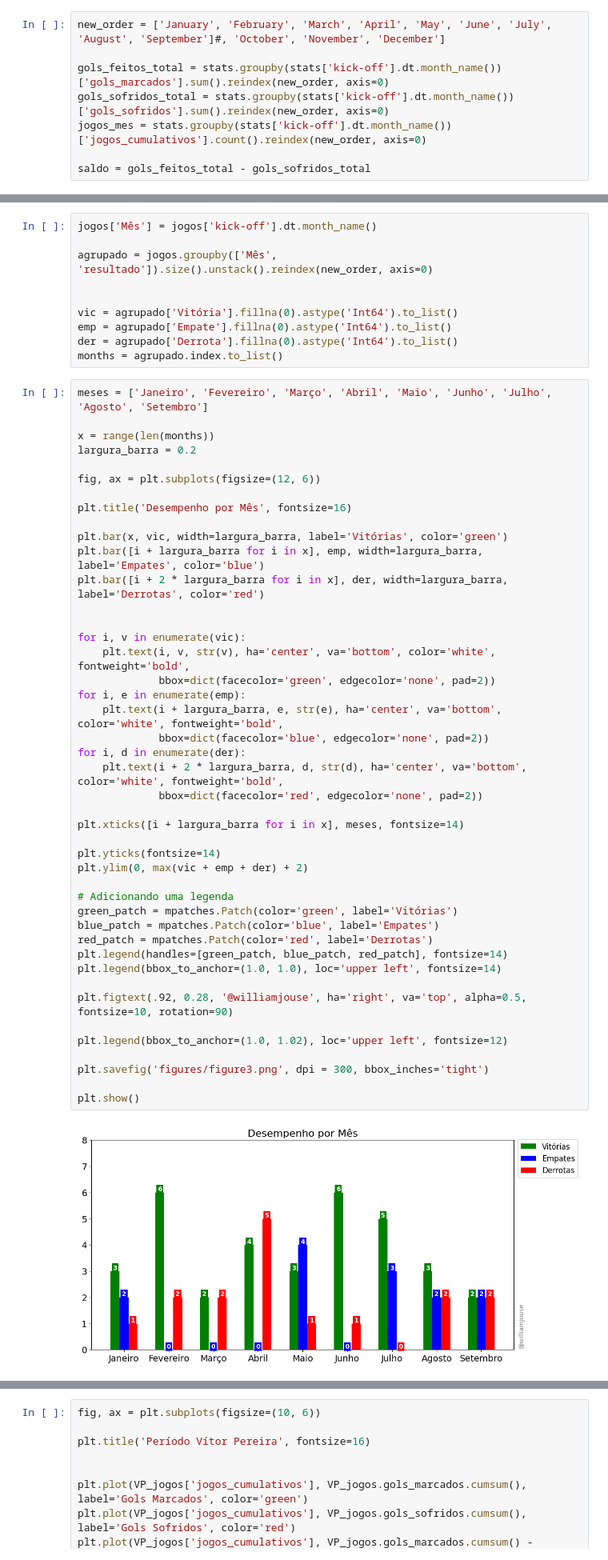
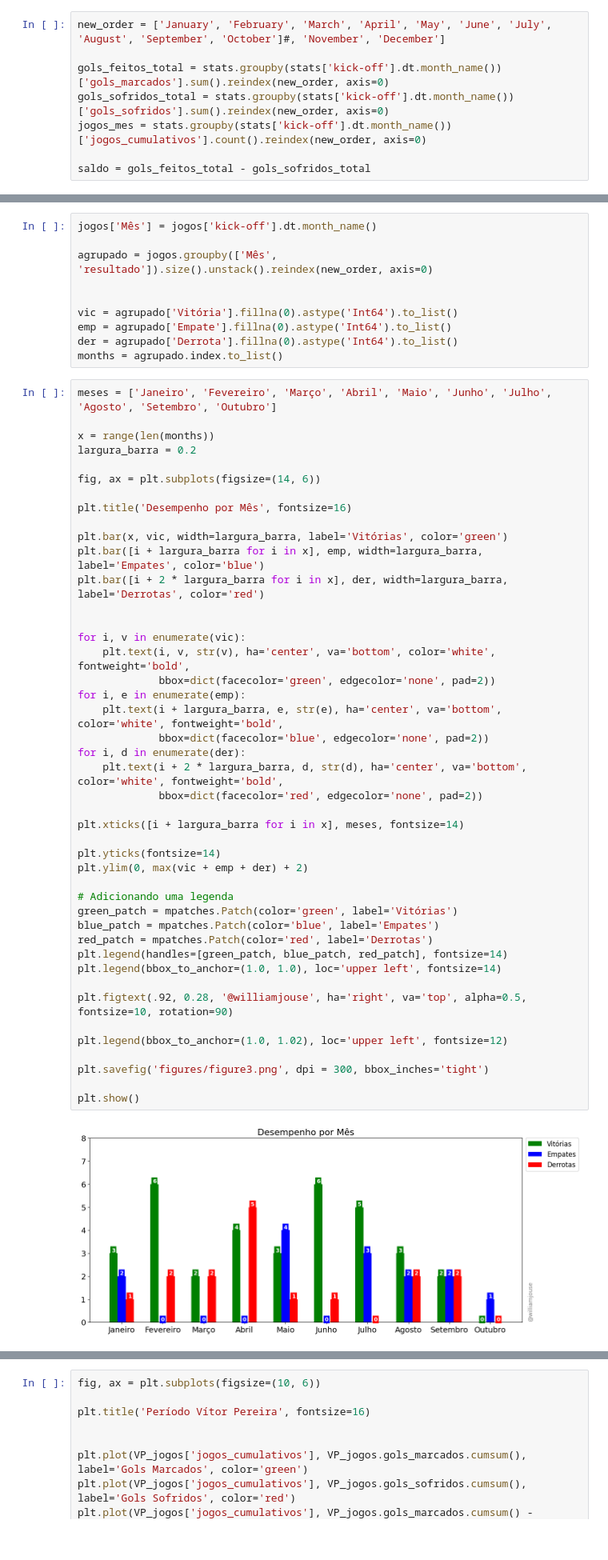
Before and after one commit to williamjouse/jogos-Flamengo-2023, a Jupyter notebook: notebooks/01-New_Analysis.ipynb, the cells around one changed output, grey strips where cells are left out. Shown: that part at 80% size. Cells and saved outputs as stored; diff of their text form; blank space fills up the shorter version.

```diff
--- a/notebooks/01-New_Analysis.ipynb
+++ b/notebooks/01-New_Analysis.ipynb
@@ -257,7 +257,7 @@ print(uni_df.to_markdown(index=False))
 
 **Número de Gols por mês**
 # %%
-new_order = ['January', 'February', 'March', 'April', 'May', 'June', 'July', 'August', 'September']#, 'October', 'November', 'December']
+new_order = ['January', 'February', 'March', 'April', 'May', 'June', 'July', 'August', 'September', 'October']#, 'November', 'December']
 
 gols_feitos_total = stats.groupby(stats['kick-off'].dt.month_name())['gols_marcados'].sum().reindex(new_order, axis=0)
 gols_sofridos_total = stats.groupby(stats['kick-off'].dt.month_name())['gols_sofridos'].sum().reindex(new_order, axis=0)
@@ -355,12 +355,12 @@ emp = agrupado['Empate'].fillna(0).astype('Int64').to_list()
 der = agrupado['Derrota'].fillna(0).astype('Int64').to_list()
 months = agrupado.index.to_list()
 # %%
-meses = ['Janeiro', 'Fevereiro', 'Março', 'Abril', 'Maio', 'Junho', 'Julho', 'Agosto', 'Setembro']
+meses = ['Janeiro', 'Fevereiro', 'Março', 'Abril', 'Maio', 'Junho', 'Julho', 'Agosto', 'Setembro', 'Outubro']
 
 x = range(len(months))
 largura_barra = 0.2
 
-fig, ax = plt.subplots(figsize=(12, 6))
+fig, ax = plt.subplots(figsize=(14, 6))
 
 plt.title('Desempenho por Mês', fontsize=16)
 
@@ -372,34 +372,34 @@ plt.bar([i + 2 * largura_barra for i in x], der, width=largura_barra, label='Der
 for i, v in enumerate(vic):
     plt.text(i, v, str(v), ha='center', va='bottom', color='white', fontweight='bold',
              bbox=dict(facecolor='green', edgecolor='none', pad=2))
 for i, e in enumerate(emp):
     plt.text(i + largura_barra, e, str(e), ha='center', va='bottom', color='white', fontweight='bold',
              bbox=dict(facecolor='blue', edgecolor='none', pad=2))
 for i, d in enumerate(der):
     plt.text(i + 2 * largura_barra, d, str(d), ha='center', va='bottom', color='white', fontweight='bold',
              bbox=dict(facecolor='red', edgecolor='none', pad=2))
 
 plt.xticks([i + largura_barra for i in x], meses, fontsize=14)
 
 plt.yticks(fontsize=14)
 plt.ylim(0, max(vic + emp + der) + 2)
 
 # Adicionando uma legenda
 green_patch = mpatches.Patch(color='green', label='Vitórias')
 blue_patch = mpatches.Patch(color='blue', label='Empates')
 red_patch = mpatches.Patch(color='red', label='Derrotas')
 plt.legend(handles=[green_patch, blue_patch, red_patch], fontsize=14)
 plt.legend(bbox_to_anchor=(1.0, 1.0), loc='upper left', fontsize=14)
 
 plt.figtext(.92, 0.28, '@williamjouse', ha='right', va='top', alpha=0.5, fontsize=10, rotation=90)
 
 plt.legend(bbox_to_anchor=(1.0, 1.02), loc='upper left', fontsize=12)
 
 plt.savefig('figures/figure3.png', dpi = 300, bbox_inches='tight')
 
 plt.show()
 # %% [output]
-[figure, old version]
+[figure, new version]
 # %%
 stats_copy = stats.copy()
 
```
Also changed, not shown: parts of 10 cells of this notebook, 9 other files.
